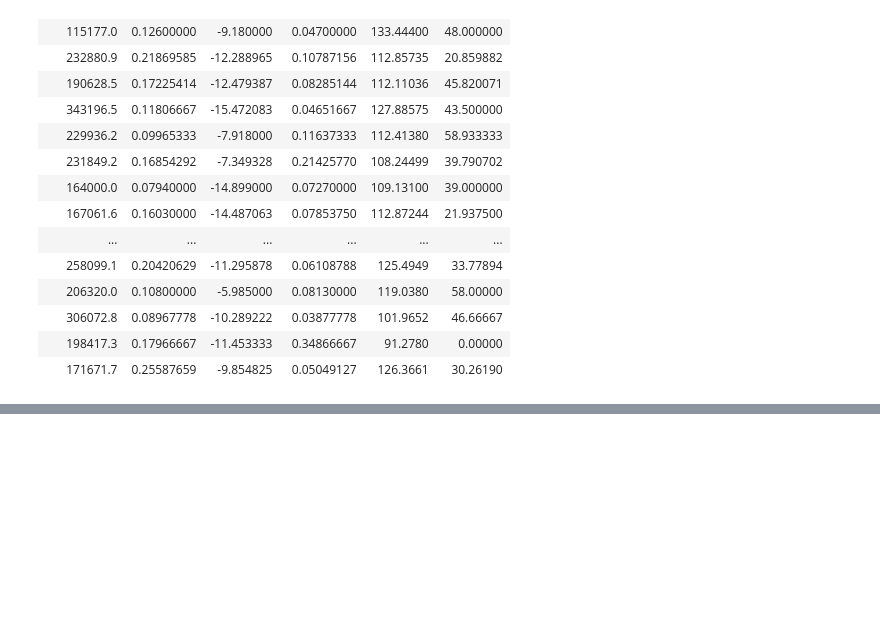
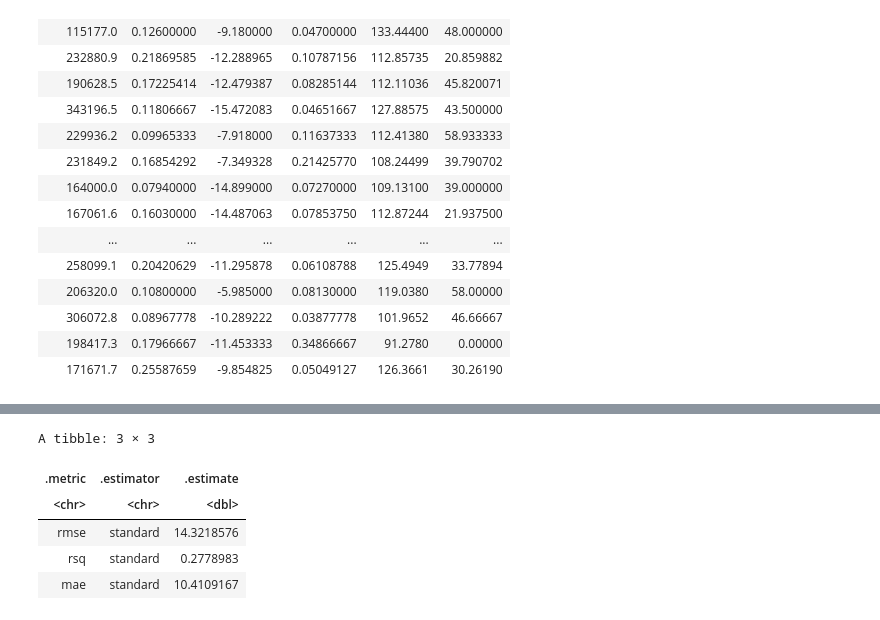
Before and after one commit to paulh777/dsci100prj, a Jupyter notebook: proposal/Untitled.ipynb, the cells around one changed output, grey strips where cells are left out. Cells and saved outputs as stored; diff of their text form; code cells hidden in the pictures; blank space fills up the shorter version.

```diff
--- a/proposal/Untitled.ipynb
+++ b/proposal/Untitled.ipynb
@@ -174,0 +260,27 @@ pair_plot
+# %%
+set.seed(4002)
+kmin = pop_min %>%
+    pull(neighbors)
+
+pop_spec = nearest_neighbor(weight_func = "rectangular", neighbors = kmin) %>%
+    set_engine("kknn") %>%
+    set_mode("regression")
+
+pop_fit = workflow() %>%
+    add_recipe(popularity_recipe) %>%
+    add_model(pop_spec) %>%
+    fit(data = popularity_training)
+
+pop_summary = pop_fit %>%
+    predict(popularity_testing) %>%
+    bind_cols(popularity_testing) %>%
+    metrics(truth = popularity, estimate = .pred)
+
+pop_summary
+# %% [output]
+A tibble: 3 × 3
+| .metric | .estimator | .estimate |
+| <chr> | <chr> | <dbl> |
+| rmse | standard | 14.3218576 |
+| rsq | standard | 0.2778983 |
+| mae | standard | 10.4109167 |
```
Also changed, not shown: parts of 5 cells of this notebook.
